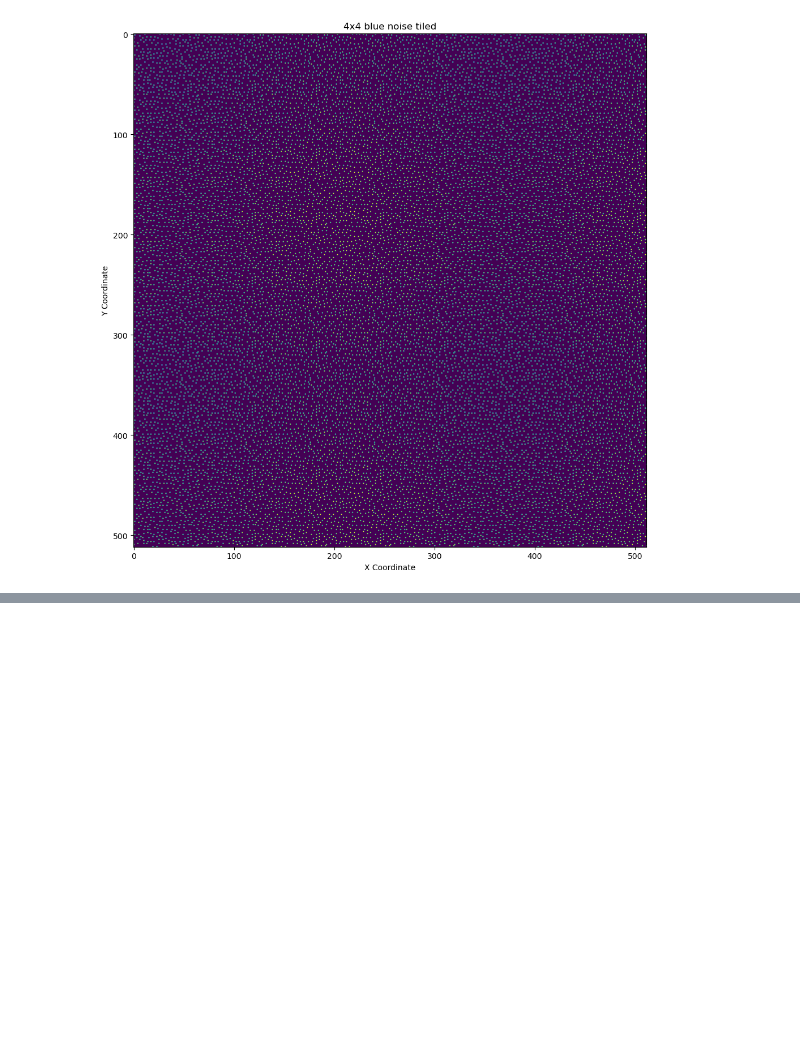
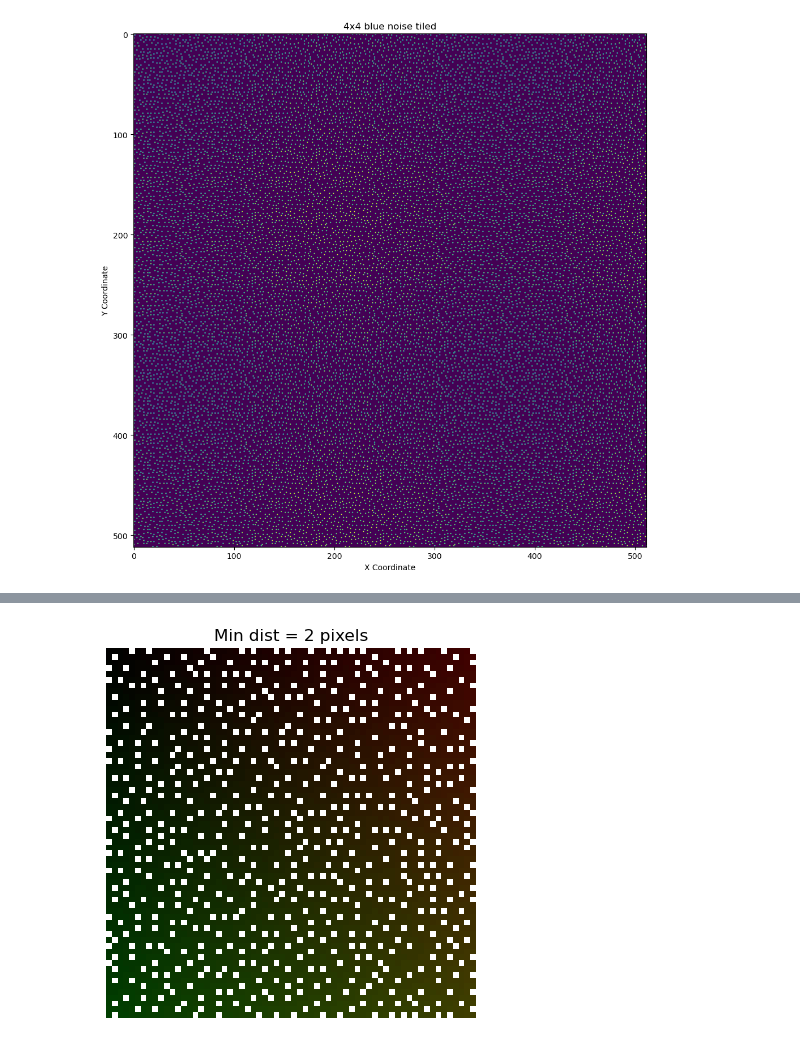
Before and after one commit to lilinitsy/FoveatedImageStatisticsPlayground, a Jupyter notebook: BlueNoiseToys.ipynb, the cells around one changed output, grey strips where cells are left out. Drawn from its saved outputs; the diff is of its cells as text; code cells hidden in the pictures; blank space fills up the shorter version.

```diff
--- a/BlueNoiseToys.ipynb
+++ b/BlueNoiseToys.ipynb
@@ -111,0 +123,10 @@ plt.show()
+# %%
+poisson_disk_texture = poisson_disc_scipy_pixel_dist(64, 2.0)
+cv2.imwrite("textures/poisson_disc/2x2/0.PNG", poisson_disk_texture)
+
+plt.imshow(poisson_disk_texture, cmap = 'gray')
+plt.title("Min dist = 2 pixels")
+plt.axis('off')
+plt.show()
+# %% [output]
+[figure, added]
```
Also changed, not shown: parts of 6 cells of this notebook, 6 other files.
